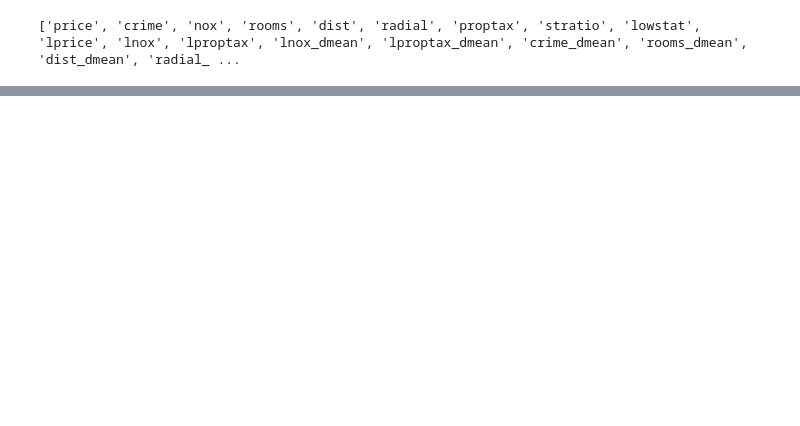
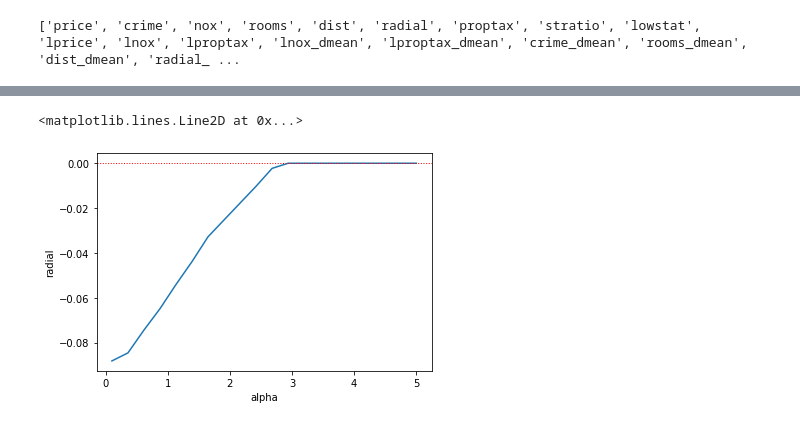
Before and after one commit to beliciataylor/self-study, a Jupyter notebook: 6_shrinkage_methods.ipynb, the cells around one changed output, grey strips where cells are left out. Drawn from its saved outputs; the diff is of its cells as text; code cells hidden in the pictures; blank space fills up the shorter version.

```diff
--- a/6_shrinkage_methods.ipynb
+++ b/6_shrinkage_methods.ipynb
@@ -45,0 +146,11 @@ print(list(df))
+# %%
+# fit a ridge regression model on the training set, and evaluate its MSE on the test set, using alpha = 4
+ridge2 = Ridge(alpha = 4, normalize = True)
+# Fit a ridge regression on the training data
+ridge2.fit(X2_train, y2_train)
+# Use this model to predict the test data
+pred2 = ridge2.predict(X2_test)
+# Print coefficients
+print(pd.Series(np.array(ridge2.coef_).transpose(1,0).tolist(), index = X2_train.columns))
+# Calculate the test MSE
+print(mean_squared_error(y2_test, pred2))
@@ -45,0 +181,4 @@ print(list(df))
+# %%
+ridgecv = RidgeCV(alphas = alphas+0.01, scoring = 'neg_mean_squared_error', normalize = True)
+ridgecv.fit(X2_train, y2_train)
+ridgecv.alpha_
@@ -45,0 +191,4 @@ print(list(df))
+# %%
+ridge4 = Ridge(alpha = ridgecv.alpha_, normalize = True)
+ridge4.fit(X2_train, y2_train)
+mean_squared_error(y2_test, ridge4.predict(X2_test))
@@ -45,0 +243,23 @@ print(list(df))
+# %%
+from sklearn.preprocessing import scale
+from sklearn.linear_model import Lasso, LassoCV
+
+lasso = Lasso(max_iter = 10000, normalize = True)
+coefs = []
+
+alphas = np.linspace(0.1,5,20)
+for a in alphas:
+    lasso.set_params(alpha=a,fit_intercept=False)
+    lasso.fit(X2_train, y2_train)
+    coefs.append(lasso.coef_)
+
+coefs = pd.DataFrame(np.array(coefs).transpose())
+# %%
+ax = plt.gca()
+ax.plot(alphas, coefs.iloc[6])
+plt.xlabel('alpha')
+plt.ylabel(np.array(list(X2_train))[6])
+plt.axhline(y=0,linewidth=1, color='r',linestyle=':')
+# %% [output]
+<matplotlib.lines.Line2D at 0x...>
+[figure, added]
```
Also changed, not shown: parts of 22 cells of this notebook.
